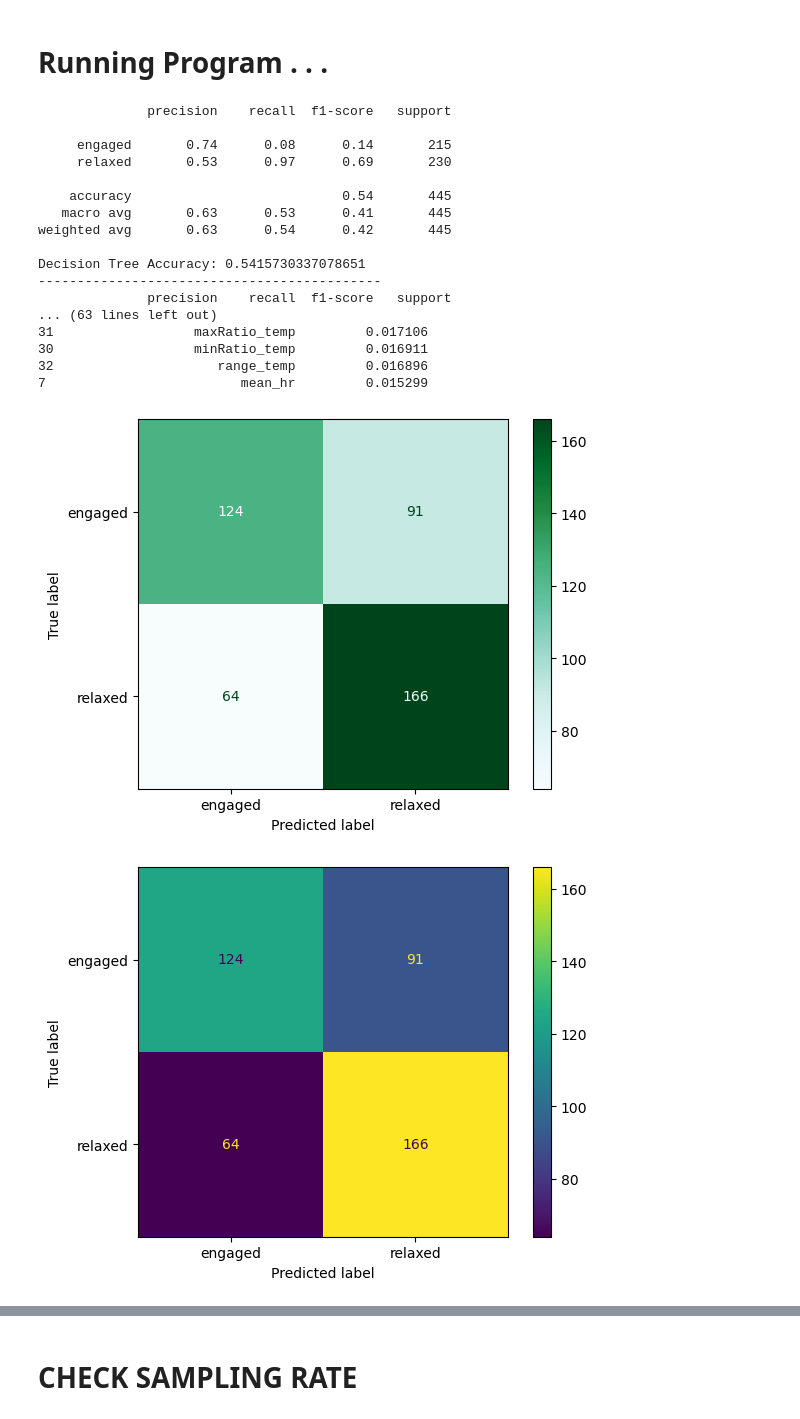
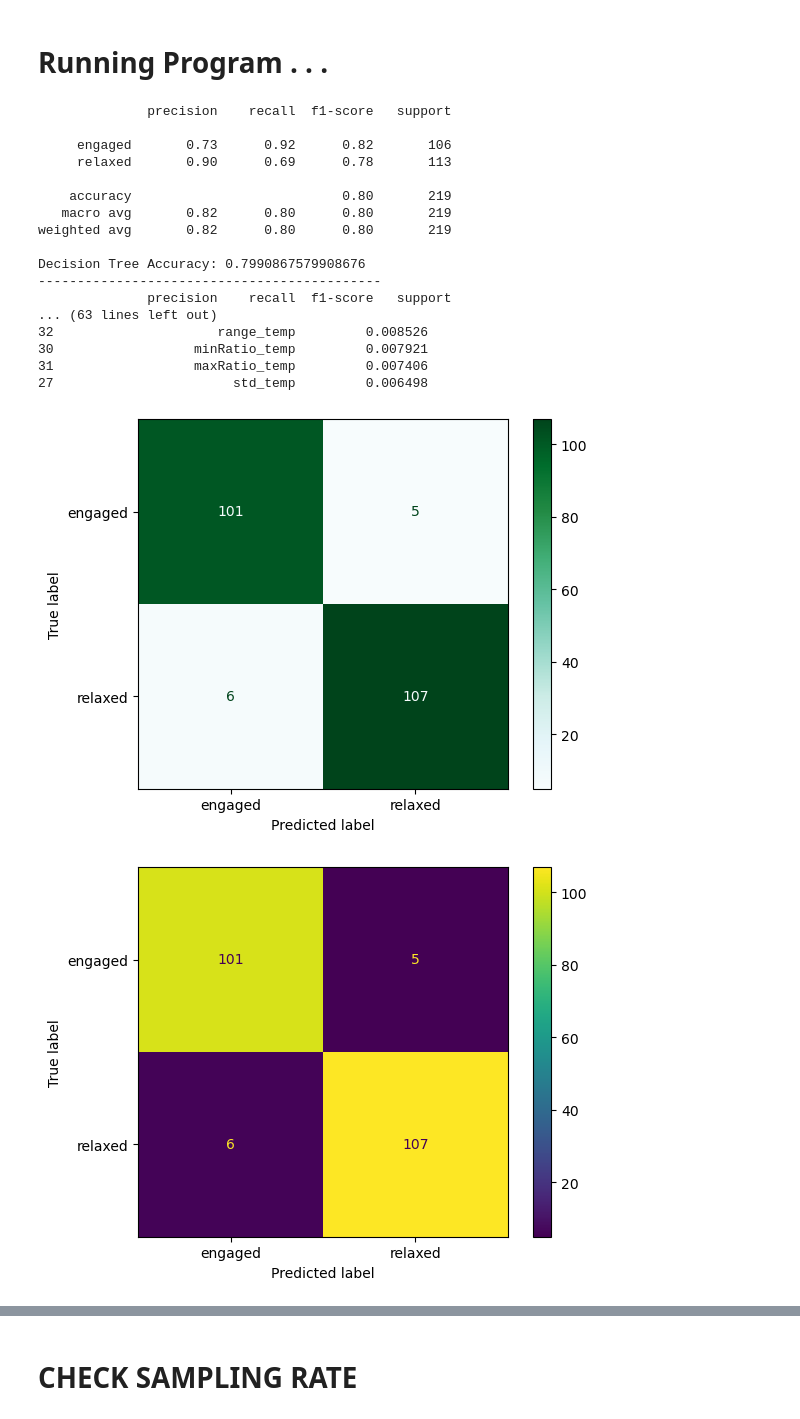
Before and after one commit to omshreya-s/URV, a Jupyter notebook: emotibit.ipynb, the cells around one changed output, grey strips where cells are left out. Cells and saved outputs as stored; diff of their text form; code cells hidden in the pictures.

```diff
--- a/emotibit.ipynb
+++ b/emotibit.ipynb
@@ -360,7 +329,7 @@ def pred_tree(frames):
 # Run detection
 from pathlib import Path
 fs_eda = 15
-window_sec = 10
+window_sec = 20
 overlap = 0.5
 
 data = pd.DataFrame()
@@ -405,7 +374,6 @@ for file in engaged_filenames:
     # print(f"engaged file {file} generated {len(windowed_df)} windowed samples")
 
     if not windowed_df.empty:
-        windowed_df["subject_id"] = subj
         data = pd.concat([data, windowed_df], ignore_index=True)
     else:
         print(f"Warning: No valid windows extracted from engaged file {file}")
@@ -432,47 +400,47 @@ for file in relaxed_filenames:
     temp_name = "relaxed_T1" + "/" + y[1] + "_" + x[2] + "_T1.csv"
     df_temp   = pd.read_csv(temp_name)
     df_temp['time[s]'] = (df_temp['LocalTimestamp'] - df_temp['LocalTimestamp'].iloc[0])
+    df_temp = df_temp.loc[(df_temp['time[s]'] > 120) & (df_temp['time[s]'] < (df_temp['time[s]'].iloc[-1]) - 120)]
     time_temp_up, temp_up = upsample_signal(df_temp['time[s]'].values, df_temp['T1'].values, fs_new=fs_eda)
 
     #BI dataframe
     bi_name = "relaxed_BI" + "/" + y[1] + "_" + x[2] + "_BI.csv"
     df_bi   = pd.read_csv(bi_name)
     df_bi['time[s]'] = (df_bi['LocalTimestamp'] - df_bi['LocalTimestamp'].iloc[0])
     df_bi = df_bi.loc[(df_bi['time[s]'] > 120) & (df_bi['time[s]'] < (df_bi['time[s]'].iloc[-1]) - 120)]
     time_bi_up, bi_up = upsample_signal(df_bi['time[s]'].values, df_bi['BI'].values, fs_new=fs_eda)
 
     # Extract features with windowing
     windowed_df = windowed_feature_extraction(time_ea, ea_filtered, time_hr_up, hr_up, time_temp_up, temp_up, time_bi_up, bi_up,
                                                 window_sec=window_sec, fs=fs_eda,
                                                 overlap=overlap, label="relaxed")
 
     # print(f"engaged file {file} generated {len(windowed_df)} windowed samples")
 
     if not windowed_df.empty:
-        windowed_df["subject_id"] = subj
         data = pd.concat([data, windowed_df], ignore_index=True)
     else:
         print(f"Warning: No valid windows extracted from engaged file {file}")
 
 # print(f"Total samples: {len(data)}")
 pred_tree(data)
 # %% [output]
               precision    recall  f1-score   support
 
-     engaged       0.74      0.08      0.14       215
-     relaxed       0.53      0.97      0.69       230
+     engaged       0.73      0.92      0.82       106
+     relaxed       0.90      0.69      0.78       113
 
-    accuracy                           0.54       445
-   macro avg       0.63      0.53      0.41       445
-weighted avg       0.63      0.54      0.42       445
+    accuracy                           0.80       219
+   macro avg       0.82      0.80      0.80       219
+weighted avg       0.82      0.80      0.80       219
 
-Decision Tree Accuracy: 0.5415730337078651
+Decision Tree Accuracy: 0.7990867579908676
 --------------------------------------------
               precision    recall  f1-score   support
 ... (63 lines left out)
-31                  maxRatio_temp         0.017106
-30                  minRatio_temp         0.016911
-32                     range_temp         0.016896
-7                         mean_hr         0.015299
+32                     range_temp         0.008526
+30                  minRatio_temp         0.007921
+31                  maxRatio_temp         0.007406
+27                       std_temp         0.006498
-[figure, old version]
+[figure, new version]
-[figure, old version]
+[figure, new version]
```
Also changed, not shown: parts of 2 cells of this notebook, 1 other file.
